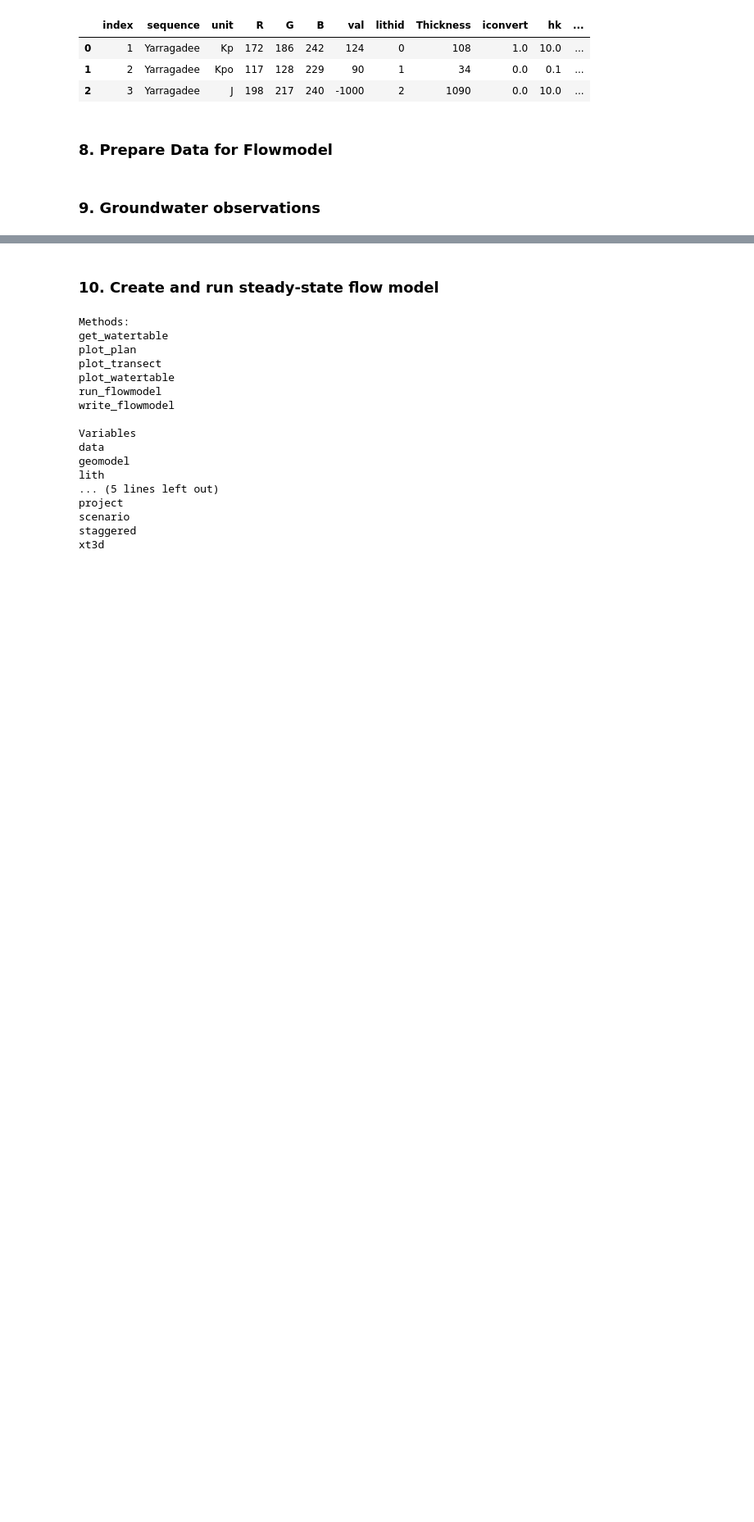
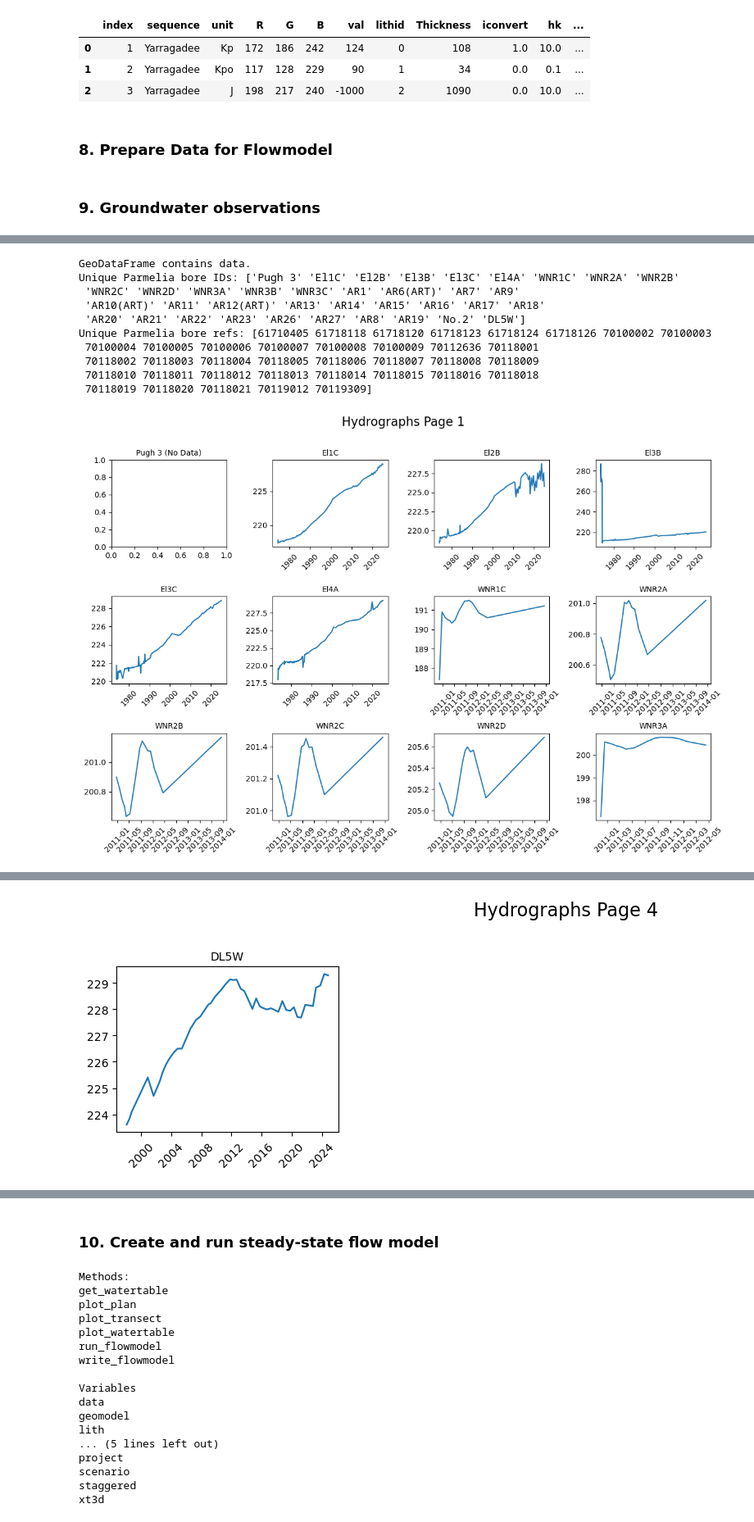
Before and after one commit to malvina-chmielarski/Otorowiri, a Jupyter notebook: scripts/Otorowiri_main.ipynb, the cells around one changed output, grey strips where cells are left out. Shown at 82% size. Drawn from its saved outputs; the diff is of its cells as text; code cells hidden in the pictures; blank space fills up the shorter version.

Commit message:
water level updates

```diff
--- a/scripts/Otorowiri_main.ipynb
+++ b/scripts/Otorowiri_main.ipynb
@@ -259,4 +310,66 @@ ImportError: cannot import name 'plot_hydrograph' from 'process_observations' (c
 # %%
+# Import all water level observations from WIR
+df_WL = pd.read_excel('../data/data_waterlevels/Otorowiri_water_levels.xlsx')
+#append the df to have the 'Site Short Name' column, which matches the Site Ref in df_boreids
+df_WL = pd.merge(df_WL, df_boreids[['Site Ref', 'Site Short Name', 'Easting', 'Northing']], on='Site Ref', how='left')
+
+# Plot water levels from the filtered bores
 parmelia_boreids = df_boreids['Site Short Name'].unique()
-print('Parmelia boreids: ', parmelia_boreids)
+parmelia_WL_df = df_WL[df_WL['Site Short Name'].isin(parmelia_boreids)]
+parmelia_WL_df['geometry'] =  parmelia_WL_df.apply(lambda row: Point(row['Easting'], row['Northing']), axis=1)
+gdf = gpd.GeoDataFrame(parmelia_WL_df, geometry='geometry', crs=spatial.epsg)
+if gdf.empty:
+    print("GeoDataFrame is empty.")
+else:
+    print("GeoDataFrame contains data.")
+
+# Filter out points outside model boundary
+#parmelia_WL_df = gdf[gdf.geometry.within(spatial.model_boundary_poly)] # Filter points within the polygon if any snuck in
+parmelia_bore_refs = parmelia_WL_df['Site Ref'].unique()
+parmelia_bores = parmelia_WL_df['Site Short Name'].unique()
+print(f"Unique Parmelia bore IDs: {parmelia_bores}")
+print(f"Unique Parmelia bore refs: {parmelia_bore_refs}")
+
+#Clearning up the data pre-hydrograph
+column_names = parmelia_WL_df.columns.unique()
+parmelia_WL_df = parmelia_WL_df[parmelia_WL_df['Variable Type'] == 'Water level (discrete)'] # Filter for Water Level variable type (eliminates pump test data)
+parmelia_WL_df = parmelia_WL_df[parmelia_WL_df['Variable Name'] == 'Water level (AHD) (m)']
+parmelia_WL_df['Collect Date'] = pd.to_datetime(parmelia_WL_df['Collect Date'], errors='coerce') # Ensure Collect Date is datetime
+parmelia_WL_df = parmelia_WL_df.dropna(subset=['Collect Date', 'Reading Value']) # Remove rows with NaNs in critical columns
+parmelia_WL_df['Reading Value'] = ( # Remove the ~ character from the Reading Value column and convert to numeric
+    parmelia_WL_df['Reading Value']
+    .astype(str)                     # ensure it's all strings for replacement
+    .str.replace('~', '', regex=False)  # remove ~
+    .str.strip())                     # remove any leading/trailing whitespace
+parmelia_WL_df['Reading Value'] = pd.to_numeric(parmelia_WL_df['Reading Value'], errors='coerce')
+
+##Plot all hydrographs on different pages
+bores_per_page = 12
+total_bores = len(parmelia_bores)
+pages = int(np.ceil(total_bores / bores_per_page))
+
+for page in range(pages):
+    fig, axes = plt.subplots(3, 4, figsize=(12, 8), sharex=False, sharey=False)
+    axes = axes.flatten()
+
+    start = page * bores_per_page
+    end = min(start + bores_per_page, total_bores)
+    selected_bores = parmelia_bores[start:end]
+
+    for i, bore in enumerate(selected_bores):
+        ax = axes[i]
+        df = parmelia_WL_df[parmelia_WL_df['Site Short Name'] == bore].dropna(subset=['Collect Date', 'Reading Value'])
+        if not df.empty:
+            ax.plot(df['Collect Date'], df['Reading Value'], label=bore)
+            ax.set_title(bore, fontsize=10)
+            ax.tick_params(axis='x', rotation=45)
+        else:
+            ax.set_title(f"{bore} (No Data)", fontsize=10)
+    for j in range(i + 1, len(axes)):
+            fig.delaxes(axes[j])
+
+    plt.tight_layout()
+    plt.suptitle(f"Hydrographs Page {page + 1}", fontsize=16, y=1.02)
+    plt.subplots_adjust(top=0.92)
+    plt.show()
 # %% [output]
@@ -266,0 +381,11 @@ Parmelia boreids:  ['Pugh 3' 'El1C' 'El2B' 'El3B' 'El3C' 'El4A' 'WNR1C' 'WNR2A'
+GeoDataFrame contains data.
+Unique Parmelia bore IDs: ['Pugh 3' 'El1C' 'El2B' 'El3B' 'El3C' 'El4A' 'WNR1C' 'WNR2A' 'WNR2B'
+ 'WNR2C' 'WNR2D' 'WNR3A' 'WNR3B' 'WNR3C' 'AR1' 'AR6(ART)' 'AR7' 'AR9'
+ 'AR10(ART)' 'AR11' 'AR12(ART)' 'AR13' 'AR14' 'AR15' 'AR16' 'AR17' 'AR18'
+ 'AR20' 'AR21' 'AR22' 'AR23' 'AR26' 'AR27' 'AR8' 'AR19' 'No.2' 'DL5W']
+Unique Parmelia bore refs: [61710405 61718118 61718120 61718123 61718124 61718126 70100002 70100003
+ 70100004 70100005 70100006 70100007 70100008 70100009 70112636 70118001
+ 70118002 70118003 70118004 70118005 70118006 70118007 70118008 70118009
+ 70118010 70118011 70118012 70118013 70118014 70118015 70118016 70118018
+ 70118019 70118020 70118021 70119012 70119309]
+[figure, added]
@@ -266,0 +394 @@ Parmelia boreids:  ['Pugh 3' 'El1C' 'El2B' 'El3B' 'El3C' 'El4A' 'WNR1C' 'WNR2A'
+[figure, added]
```
Also changed, not shown: parts of 8 cells of this notebook, 2 other files.
